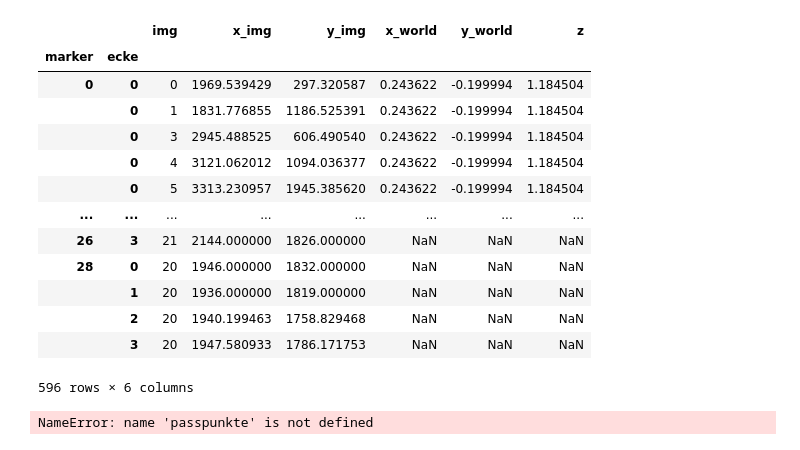
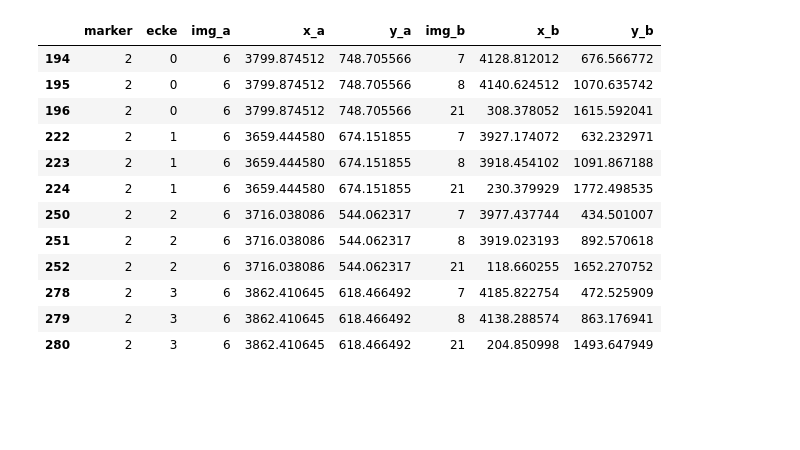
Before and after one commit to FlorianTimm/PhotoBox_Experimente, a Jupyter notebook: ausgleichung.ipynb, the cells around one changed output. Drawn from its saved outputs; the diff is of its cells as text; code cells hidden in the pictures; blank space fills up the shorter version.

```diff
--- a/ausgleichung.ipynb
+++ b/ausgleichung.ipynb
@@ -507,21 +85,22 @@ pictures = pd.DataFrame()
-# %%
-ca.join(coords, lsuffix="_img", rsuffix="_world")
-# %% [output]
-|  |  | img | x_img | y_img | x_world | y_world | z |
-| marker | ecke |  |  |  |  |  |  |
-| 0 | 0 | 0 | 1969.539429 | 297.320587 | 0.243622 | -0.199994 | 1.184504 |
-|  | 0 | 1 | 1831.776855 | 1186.525391 | 0.243622 | -0.199994 | 1.184504 |
-|  | 0 | 3 | 2945.488525 | 606.490540 | 0.243622 | -0.199994 | 1.184504 |
-|  | 0 | 4 | 3121.062012 | 1094.036377 | 0.243622 | -0.199994 | 1.184504 |
-|  | 0 | 5 | 3313.230957 | 1945.385620 | 0.243622 | -0.199994 | 1.184504 |
-| ... | ... | ... | ... | ... | ... | ... | ... |
-| 26 | 3 | 21 | 2144.000000 | 1826.000000 | NaN | NaN | NaN |
-| 28 | 0 | 20 | 1946.000000 | 1832.000000 | NaN | NaN | NaN |
-|  | 1 | 20 | 1936.000000 | 1819.000000 | NaN | NaN | NaN |
-|  | 2 | 20 | 1940.199463 | 1758.829468 | NaN | NaN | NaN |
-|  | 3 | 20 | 1947.580933 | 1786.171753 | NaN | NaN | NaN |
-596 rows × 6 columns
-# %%
-_, r, t, _ = cv2.solvePnPRansac(passpunkte[:, 2:], passpunkte[:, :2],  K, None)
-# %% [output]
-NameError: name 'passpunkte' is not defined
+# %%
+ca = corners.reset_index().set_index(["marker", "ecke"])
+matched = ca.join(ca, lsuffix="_a", rsuffix="_b").query(
+    'img_a < img_b').query("marker < 17")
+matched.reset_index(inplace=True)
+# matched.set_index(["img", "marker", "ecke"], inplace=True)
+# matched.sort_index(inplace=True)
+matched.query("img_a == 6").query("marker==2")
+# %% [output]
+|  | marker | ecke | img_a | x_a | y_a | img_b | x_b | y_b |
+| 194 | 2 | 0 | 6 | 3799.874512 | 748.705566 | 7 | 4128.812012 | 676.566772 |
+| 195 | 2 | 0 | 6 | 3799.874512 | 748.705566 | 8 | 4140.624512 | 1070.635742 |
+| 196 | 2 | 0 | 6 | 3799.874512 | 748.705566 | 21 | 308.378052 | 1615.592041 |
+| 222 | 2 | 1 | 6 | 3659.444580 | 674.151855 | 7 | 3927.174072 | 632.232971 |
+| 223 | 2 | 1 | 6 | 3659.444580 | 674.151855 | 8 | 3918.454102 | 1091.867188 |
+| 224 | 2 | 1 | 6 | 3659.444580 | 674.151855 | 21 | 230.379929 | 1772.498535 |
+| 250 | 2 | 2 | 6 | 3716.038086 | 544.062317 | 7 | 3977.437744 | 434.501007 |
+| 251 | 2 | 2 | 6 | 3716.038086 | 544.062317 | 8 | 3919.023193 | 892.570618 |
+| 252 | 2 | 2 | 6 | 3716.038086 | 544.062317 | 21 | 118.660255 | 1652.270752 |
+| 278 | 2 | 3 | 6 | 3862.410645 | 618.466492 | 7 | 4185.822754 | 472.525909 |
+| 279 | 2 | 3 | 6 | 3862.410645 | 618.466492 | 8 | 4138.288574 | 863.176941 |
+| 280 | 2 | 3 | 6 | 3862.410645 | 618.466492 | 21 | 204.850998 | 1493.647949 |
```
Also changed, not shown: parts of 45 cells of this notebook, 1 other file.
